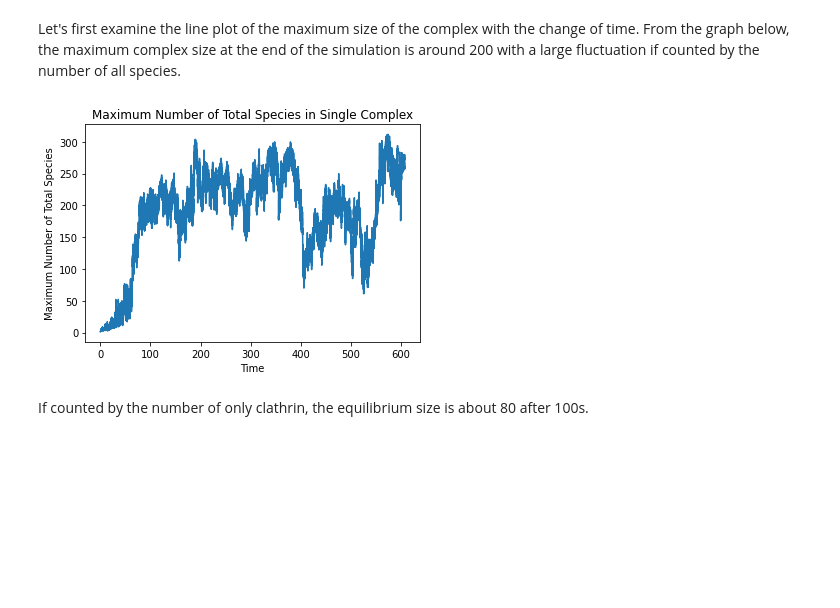
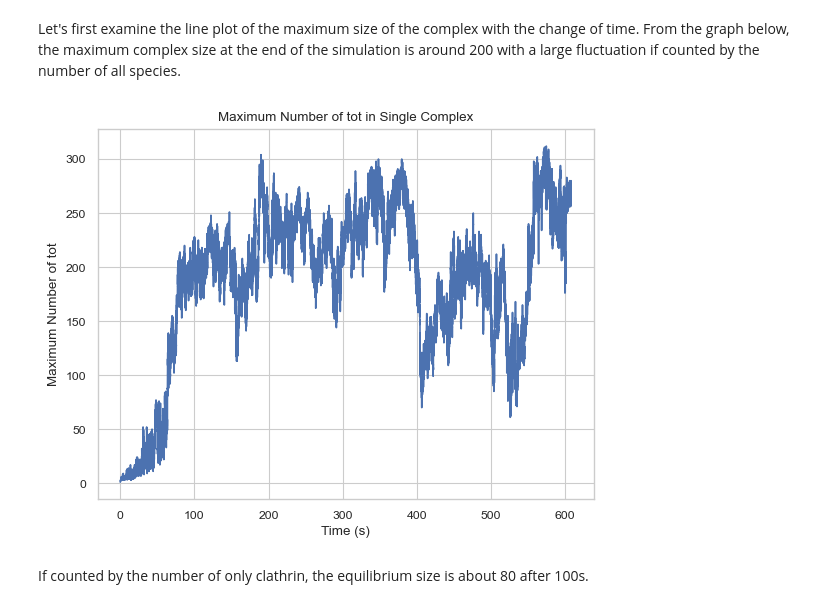
Before and after one commit to jonathanfischer97/ionerdss, a Jupyter notebook: Tutorial/MultiSpeciesTutorial/ioNERDSSTutorialMulti.ipynb, the cells around one changed output. Cells and saved outputs as stored; diff of their text form; code cells hidden in the pictures; blank space fills up the shorter version.

Commit message:
finished multispecies tutorial

```diff
--- a/Tutorial/MultiSpeciesTutorial/ioNERDSSTutorialMulti.ipynb
+++ b/Tutorial/MultiSpeciesTutorial/ioNERDSSTutorialMulti.ipynb
@@ -184,6 +208,9 @@ Go to https://drive.google.com/file/d/1SzYpo8oR-X1EMWgsB3-g9Z5WUu1wBWn0/view?usp
 # %%
-# Type in your path here!
-FilePath = '/Users/zixiuliu/Desktop/JHU Academic/Research/histogram_complexes_time_clat.dat'
+# Type in your path here! (On windows, it seems to need to be relative, so if you have issues try putting it the same folder as this tutorial.)
+FilePath = "histogram_complexes_time_clat (1).dat"
+# %%
+#Initilize the object here
+clathrin_hist = io.MultiHistogram(FileName=FilePath, FileNum = 1, InitialTime = 0, FinalTime = 608.064, SpeciesList = ['clat','pip2','ap2'])
 # %% [markdown]
 ### 2.3 Result Analysis
 # %% [markdown]
@@ -191,10 +218,9 @@ FilePath = '/Users/zixiuliu/Desktop/JHU Academic/Research/histogram_complexes_ti
 # %% [markdown]
 Let's first examine the line plot of the maximum size of the complex with the change of time. From the graph below, the maximum complex size at the end of the simulation is around 200 with a large fluctuation if counted by the number of all species.
 # %%
-result = io.multi_max_complex(FileName = FilePath, FileNum = 1, InitialTime = 0, FinalTime = 608.064, \
-                              SpeciesList = ['clat','pip2','ap2'], SpeciesName = 'tot', SaveFig = False)
+result = clathrin_hist.line_max_complex_size(SpeciesName = 'tot', SaveFig = False)
 # %% [output]
-[figure, old version]
+[figure, new version]
 # %% [markdown]
 If counted by the number of only clathrin, the equilibrium size is about 80 after 100s.
 # %%
```
Also changed, not shown: parts of 35 cells of this notebook, 6 other files.
